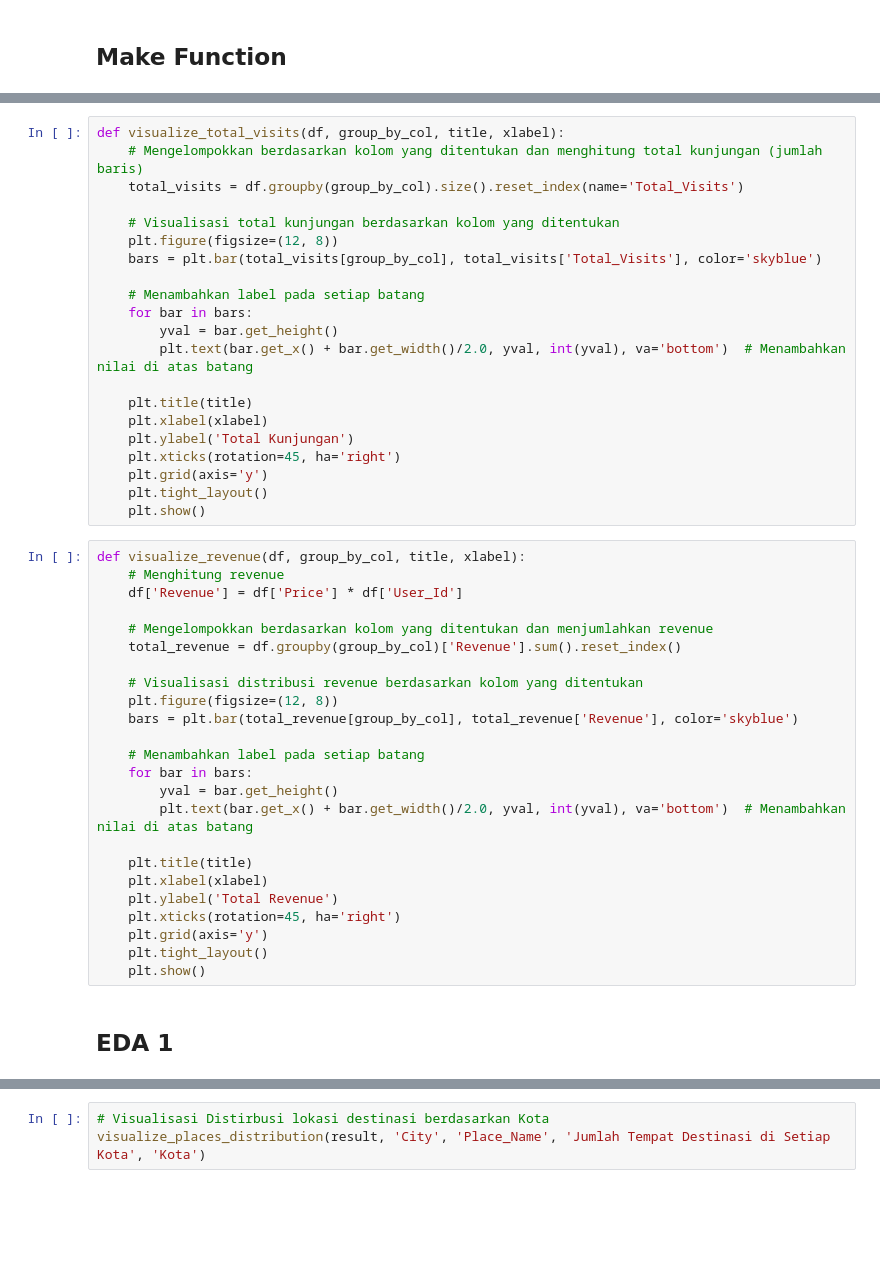
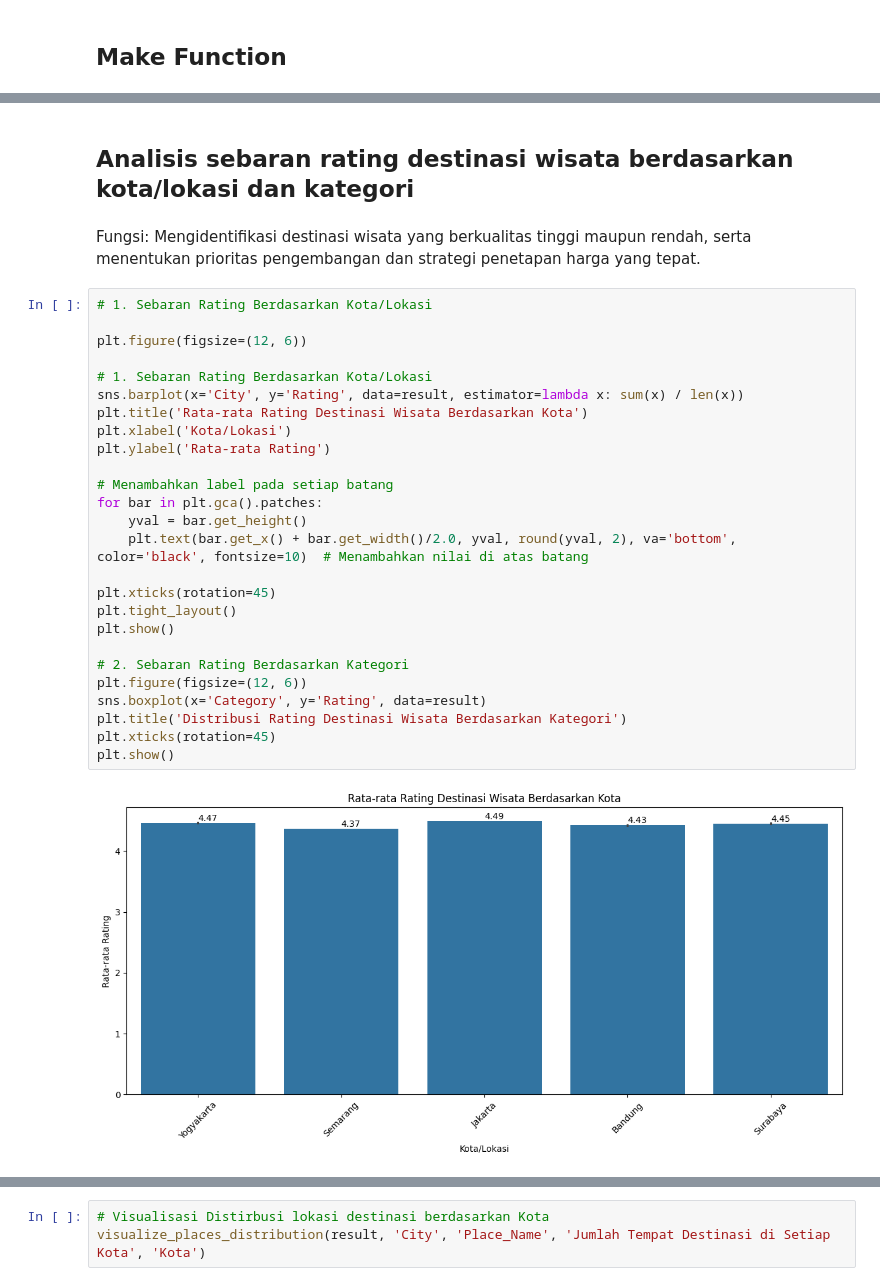
Before and after one commit to muhamadinsani17/Exploring-Tourist-Destinations, a Jupyter notebook: Exploring Tourist Destinations.ipynb, the cells around one changed output, grey strips where cells are left out. Cells and saved outputs as stored; diff of their text form; blank space fills up the shorter version.

```diff
--- a/Exploring Tourist Destinations.ipynb
+++ b/Exploring Tourist Destinations.ipynb
@@ -247,47 +280,32 @@ def visualize_places_distribution(df, group_by_col, value_col, title, xlabel):
-# %%
-def visualize_total_visits(df, group_by_col, title, xlabel):
-    # Mengelompokkan berdasarkan kolom yang ditentukan dan menghitung total kunjungan (jumlah baris)
-    total_visits = df.groupby(group_by_col).size().reset_index(name='Total_Visits')
-
-    # Visualisasi total kunjungan berdasarkan kolom yang ditentukan
-    plt.figure(figsize=(12, 8))
-    bars = plt.bar(total_visits[group_by_col], total_visits['Total_Visits'], color='skyblue')
-
-    # Menambahkan label pada setiap batang
-    for bar in bars:
-        yval = bar.get_height()
-        plt.text(bar.get_x() + bar.get_width()/2.0, yval, int(yval), va='bottom')  # Menambahkan nilai di atas batang
-
-    plt.title(title)
-    plt.xlabel(xlabel)
-    plt.ylabel('Total Kunjungan')
-    plt.xticks(rotation=45, ha='right')
-    plt.grid(axis='y')
-    plt.tight_layout()
-    plt.show()
-# %%
-def visualize_revenue(df, group_by_col, title, xlabel):
-    # Menghitung revenue
-    df['Revenue'] = df['Price'] * df['User_Id']
-
-    # Mengelompokkan berdasarkan kolom yang ditentukan dan menjumlahkan revenue
-    total_revenue = df.groupby(group_by_col)['Revenue'].sum().reset_index()
-
-    # Visualisasi distribusi revenue berdasarkan kolom yang ditentukan
-    plt.figure(figsize=(12, 8))
-    bars = plt.bar(total_revenue[group_by_col], total_revenue['Revenue'], color='skyblue')
-
-    # Menambahkan label pada setiap batang
-    for bar in bars:
-        yval = bar.get_height()
-        plt.text(bar.get_x() + bar.get_width()/2.0, yval, int(yval), va='bottom')  # Menambahkan nilai di atas batang
-
-    plt.title(title)
-    plt.xlabel(xlabel)
-    plt.ylabel('Total Revenue')
-    plt.xticks(rotation=45, ha='right')
-    plt.grid(axis='y')
-    plt.tight_layout()
-    plt.show()
-# %% [markdown]
-## EDA 1
+# %% [markdown]
+## Analisis sebaran rating destinasi wisata berdasarkan kota/lokasi dan kategori
+# %% [markdown]
+Fungsi: Mengidentifikasi destinasi wisata yang berkualitas tinggi maupun rendah, serta menentukan prioritas pengembangan dan strategi penetapan harga yang tepat.
+# %%
+# 1. Sebaran Rating Berdasarkan Kota/Lokasi
+
+plt.figure(figsize=(12, 6))
+
+# 1. Sebaran Rating Berdasarkan Kota/Lokasi
+sns.barplot(x='City', y='Rating', data=result, estimator=lambda x: sum(x) / len(x))
+plt.title('Rata-rata Rating Destinasi Wisata Berdasarkan Kota')
+plt.xlabel('Kota/Lokasi')
+plt.ylabel('Rata-rata Rating')
+
+# Menambahkan label pada setiap batang
+for bar in plt.gca().patches:
+    yval = bar.get_height()
+    plt.text(bar.get_x() + bar.get_width()/2.0, yval, round(yval, 2), va='bottom', color='black', fontsize=10)  # Menambahkan nilai di atas batang
+
+plt.xticks(rotation=45)
+plt.tight_layout()
+plt.show()
+
+# 2. Sebaran Rating Berdasarkan Kategori
+plt.figure(figsize=(12, 6))
+sns.boxplot(x='Category', y='Rating', data=result)
+plt.title('Distribusi Rating Destinasi Wisata Berdasarkan Kategori')
+plt.xticks(rotation=45)
+plt.show()
+# %% [output]
+[figure, added]
```
Also changed, not shown: parts of 37 cells of this notebook.
